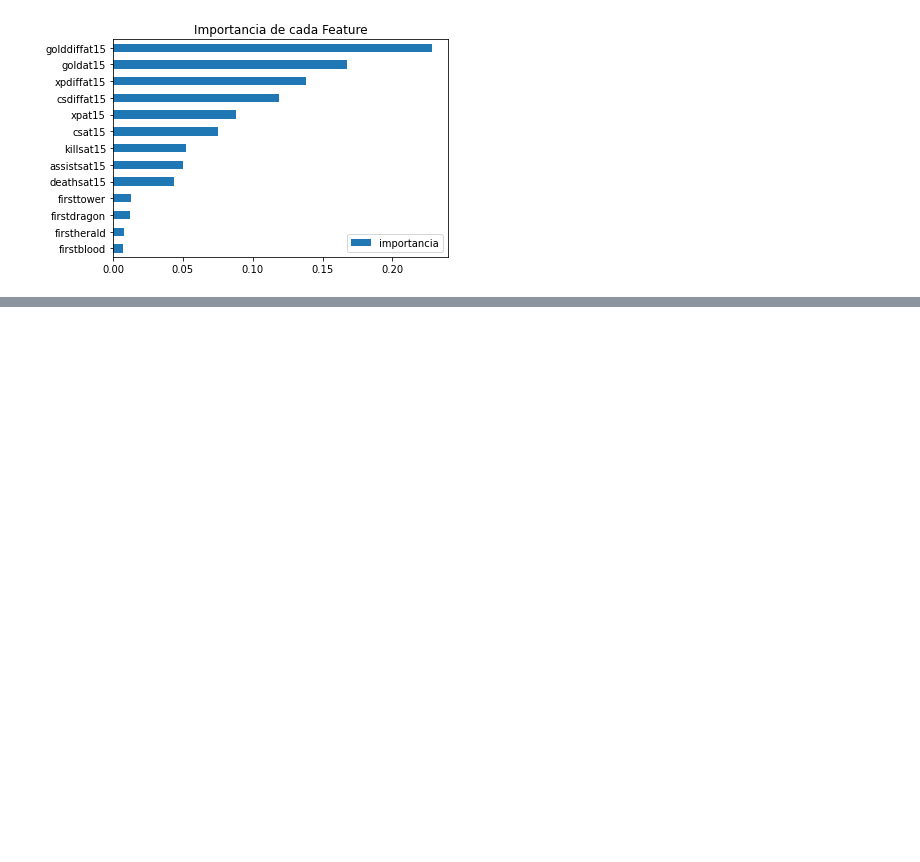
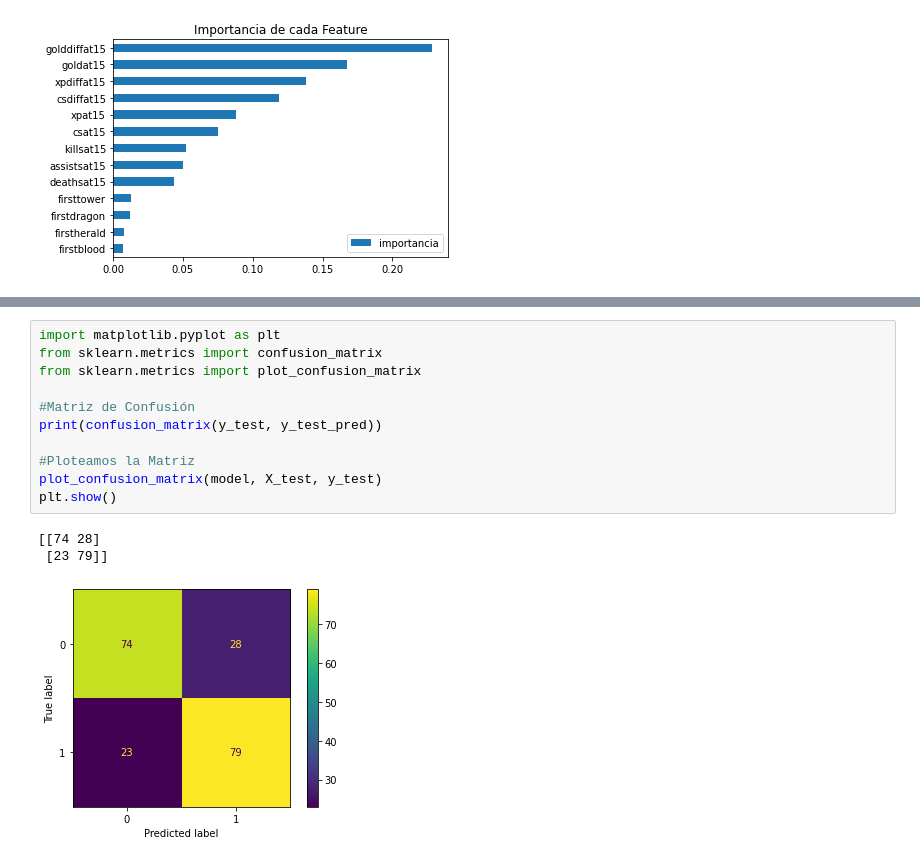
Before and after one commit to cporras/lol-esports, a Jupyter notebook: Notebooks/Algoritmos_clasificacion_3_random_forest.ipynb, the cells around one changed output, grey strips where cells are left out. Saved outputs shown, nothing was run; the diff lists cells and outputs as text; blank space fills up the shorter version.

Commit message:
Evaluacion del modelo 3

```diff
--- a/Notebooks/Algoritmos_clasificacion_3_random_forest.ipynb
+++ b/Notebooks/Algoritmos_clasificacion_3_random_forest.ipynb
@@ -97,0 +105,15 @@ plt.show()
+# %%
+import matplotlib.pyplot as plt
+from sklearn.metrics import confusion_matrix
+from sklearn.metrics import plot_confusion_matrix
+
+#Matriz de Confusión
+print(confusion_matrix(y_test, y_test_pred))
+
+#Ploteamos la Matriz
+plot_confusion_matrix(model, X_test, y_test)
+plt.show()
+# %% [output]
+[[74 28]
+ [23 79]]
+[figure, added]
```
Also changed, not shown: parts of 8 cells of this notebook.
